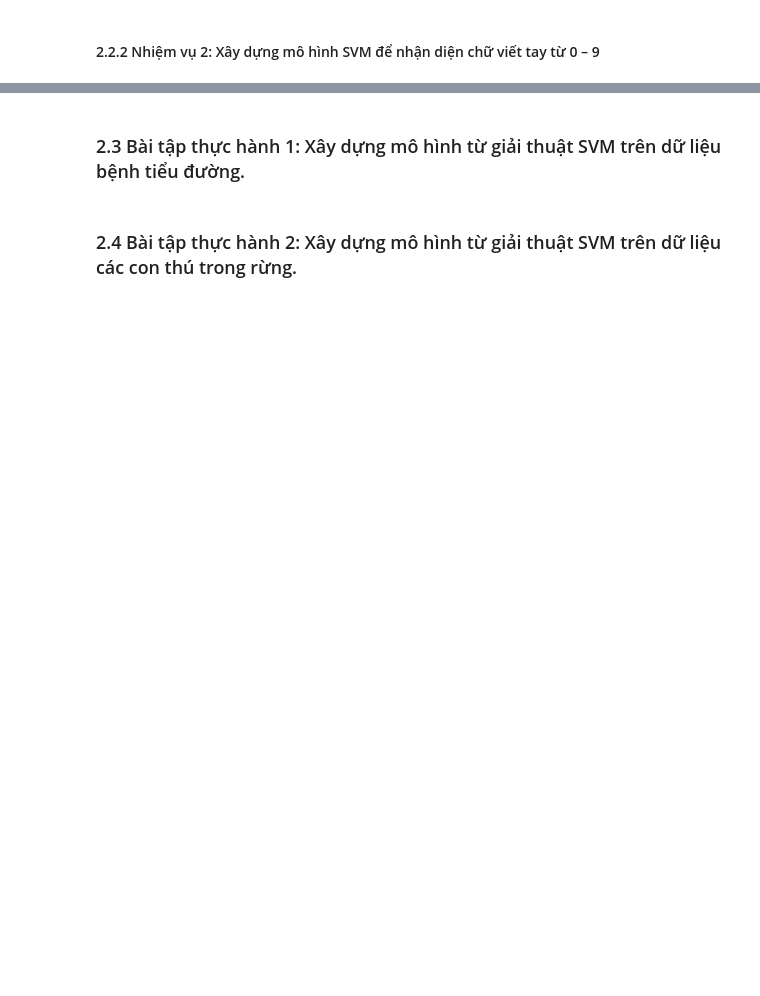
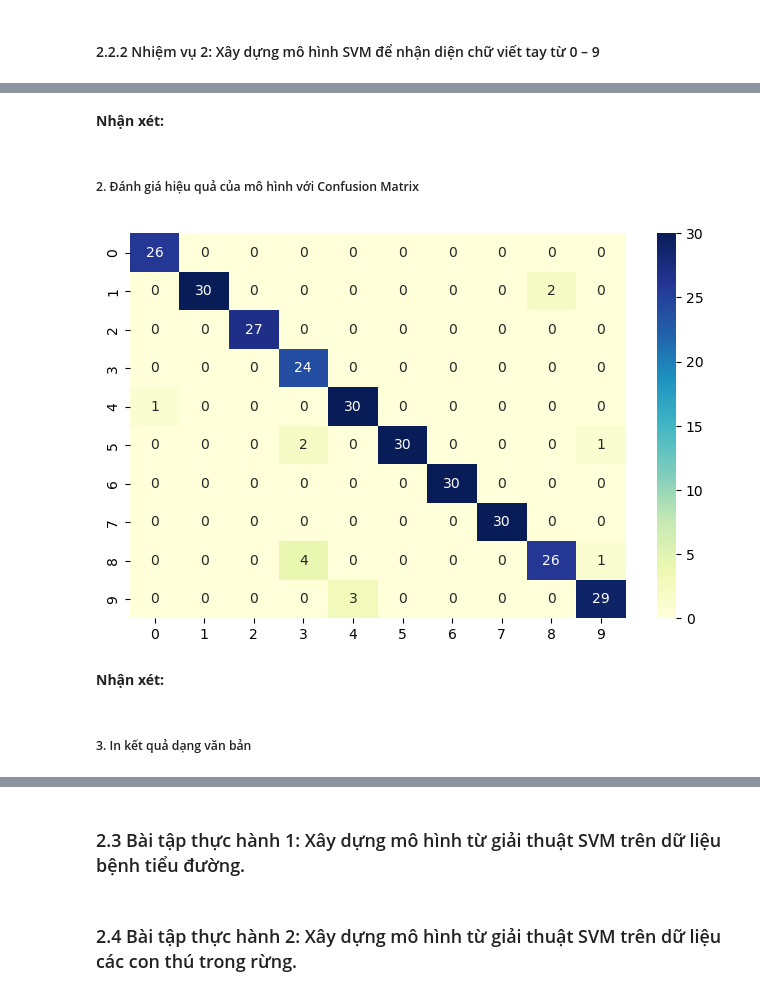
Before and after one commit to aquattda/LTT_DA, a Jupyter notebook: DA/DA06/2.2/2_2.ipynb, the cells around one changed output, grey strips where cells are left out. Drawn from its saved outputs; the diff is of its cells as text; code cells hidden in the pictures; blank space fills up the shorter version.

```diff
--- a/DA/DA06/2.2/2_2.ipynb
+++ b/DA/DA06/2.2/2_2.ipynb
@@ -41,0 +292,31 @@ quan trọng?
+# %%
+# Thực hiện import các thư viện cần thiết để xây dựng mô hình SVM
+# Thực hiện bước 1 của nhiệm vụ 1
+from sklearn import svm
+main_data = digits['data']
+targets = digits['target']
+svc = svm.SVC(gamma=0.001 , C = 100)
+# GAMMA is a parameter for non linear hyperplanes.
+# The higher the gamma value it tries to exactly fit the training data set
+# C is the penalty parameter of the error term.
+# It controls the trade off between smooth decision boundary and classifying the training points correctly.
+svc.fit(main_data[:1500] , targets[:1500])
+predictions = svc.predict(main_data[1501:])
+# list(zip(predictions , targets[1501:]))
+# %% [markdown]
+**Nhận xét:**
+# %% [markdown]
+##### 2. Đánh giá hiệu quả của mô hình với Confusion Matrix
+# %%
+from sklearn.metrics import confusion_matrix
+import seaborn as sns
+cm = confusion_matrix(predictions, targets[1501:])
+conf_matrix = pd.DataFrame(data = cm)
+plt.figure(figsize = (8,5))
+sns.heatmap(conf_matrix, annot=True,fmt='d',cmap="YlGnBu");
+# %% [output]
+[figure, added]
+# %% [markdown]
+**Nhận xét:**
+# %% [markdown]
+##### 3. In kết quả dạng văn bản
```
Also changed, not shown: parts of 35 cells of this notebook, 9 other files.
